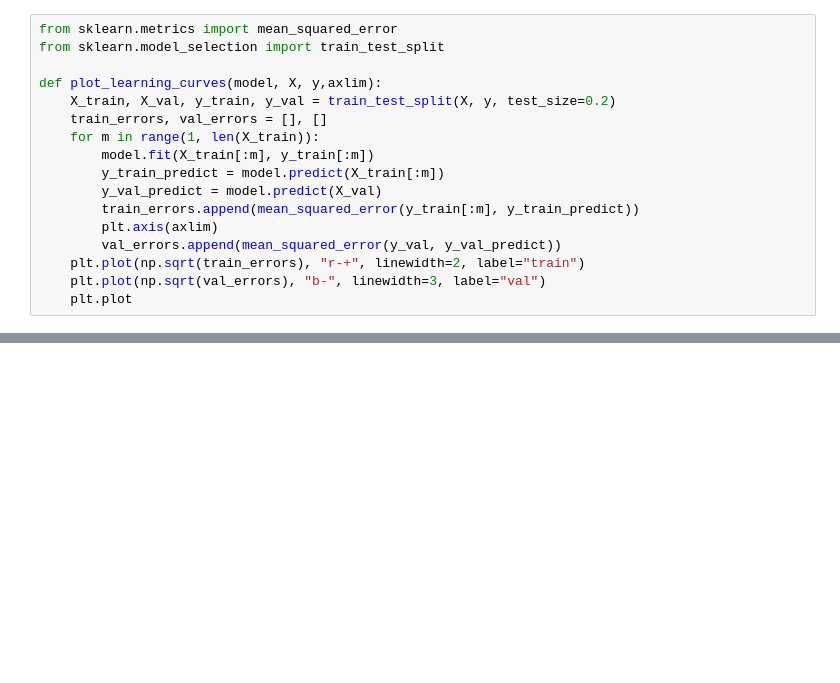
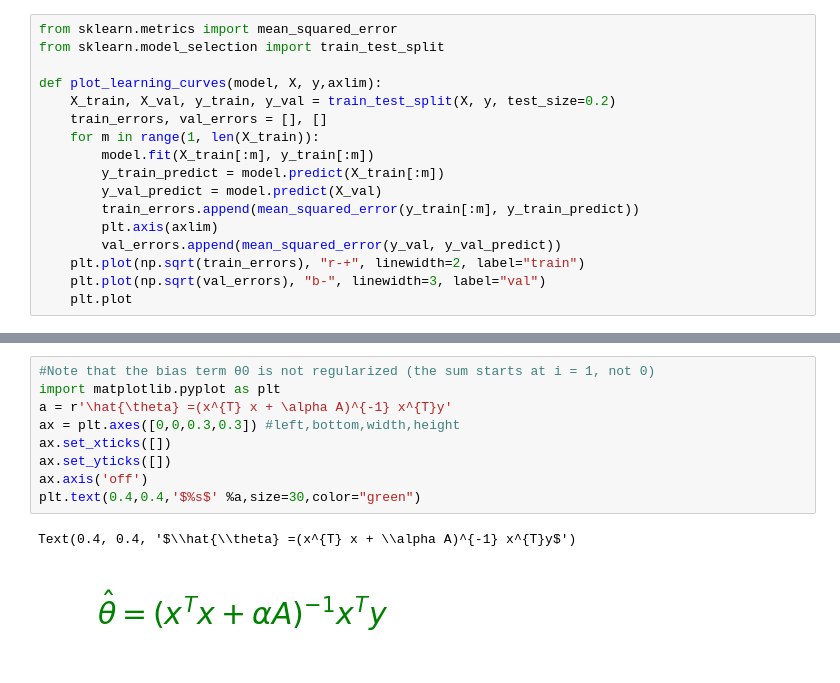
Before and after one commit to ChadMcintire/Handsonmachinelearning, a Jupyter notebook: chapter 4.ipynb, the cells around one changed output, grey strips where cells are left out. Cells and saved outputs as stored; diff of their text form; blank space fills up the shorter version.

```diff
--- a/chapter 4.ipynb
+++ b/chapter 4.ipynb
@@ -402,0 +422,12 @@ plot_learning_curves(polynomial_regression, X, y, axlim)
+# %%
+#Note that the bias term θ0 is not regularized (the sum starts at i = 1, not 0)
+import matplotlib.pyplot as plt
+a = r'\hat{\theta} =(x^{T} x + \alpha A)^{-1} x^{T}y'
+ax = plt.axes([0,0,0.3,0.3]) #left,bottom,width,height
+ax.set_xticks([])
+ax.set_yticks([])
+ax.axis('off')
+plt.text(0.4,0.4,'$%s$' %a,size=30,color="green")
+# %% [output]
+Text(0.4, 0.4, '$\\hat{\\theta} =(x^{T} x + \\alpha A)^{-1} x^{T}y$')
+[figure, added]
```
Also changed, not shown: parts of 28 cells of this notebook.
